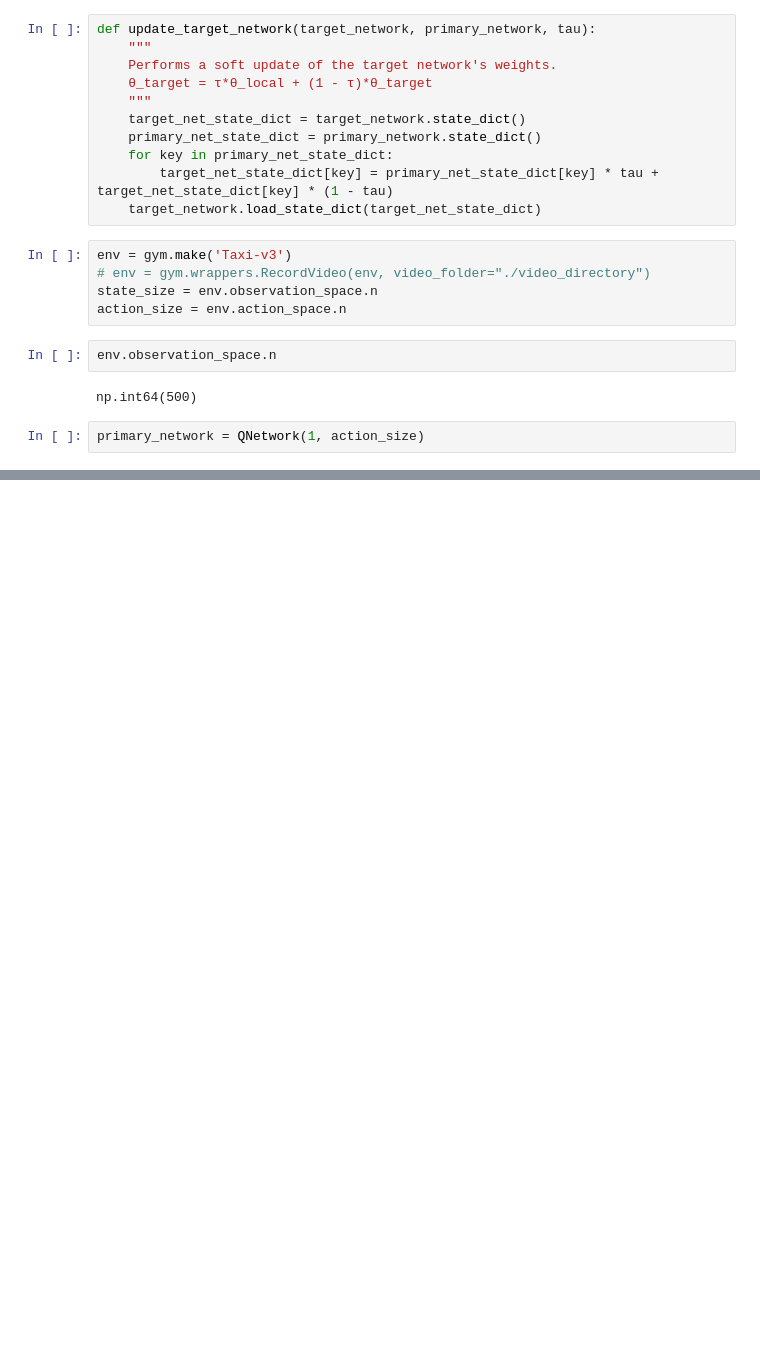
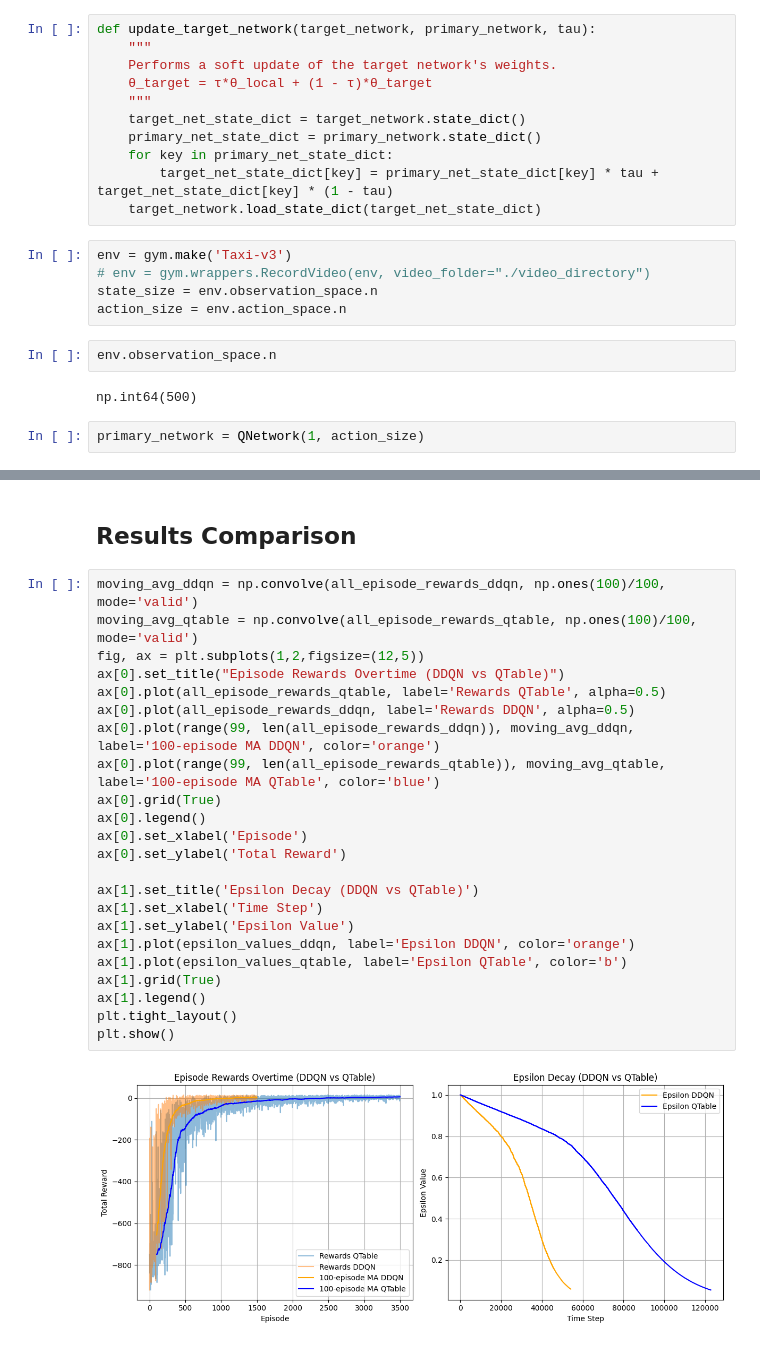
Before and after one commit to eschwarzbeckf/taxi, a Jupyter notebook: taxi.ipynb, the cells around one changed output, grey strips where cells are left out. Saved outputs shown, nothing was run; the diff lists cells and outputs as text; blank space fills up the shorter version.

```diff
--- a/taxi.ipynb
+++ b/taxi.ipynb
@@ -361,0 +496,27 @@ Finished evaluation. Videos saved in './video_directory' folder.
+# %% [markdown]
+## Results Comparison
+# %%
+moving_avg_ddqn = np.convolve(all_episode_rewards_ddqn, np.ones(100)/100, mode='valid')
+moving_avg_qtable = np.convolve(all_episode_rewards_qtable, np.ones(100)/100, mode='valid')
+fig, ax = plt.subplots(1,2,figsize=(12,5))
+ax[0].set_title("Episode Rewards Overtime (DDQN vs QTable)")
+ax[0].plot(all_episode_rewards_qtable, label='Rewards QTable', alpha=0.5)
+ax[0].plot(all_episode_rewards_ddqn, label='Rewards DDQN', alpha=0.5)
+ax[0].plot(range(99, len(all_episode_rewards_ddqn)), moving_avg_ddqn, label='100-episode MA DDQN', color='orange')
+ax[0].plot(range(99, len(all_episode_rewards_qtable)), moving_avg_qtable, label='100-episode MA QTable', color='blue')
+ax[0].grid(True)
+ax[0].legend()
+ax[0].set_xlabel('Episode')
+ax[0].set_ylabel('Total Reward')
+
+ax[1].set_title('Epsilon Decay (DDQN vs QTable)')
+ax[1].set_xlabel('Time Step')
+ax[1].set_ylabel('Epsilon Value')
+ax[1].plot(epsilon_values_ddqn, label='Epsilon DDQN', color='orange')
+ax[1].plot(epsilon_values_qtable, label='Epsilon QTable', color='b')
+ax[1].grid(True)
+ax[1].legend()
+plt.tight_layout()
+plt.show()
+# %% [output]
+[figure, added]
```
Also changed, not shown: parts of 18 cells of this notebook.
